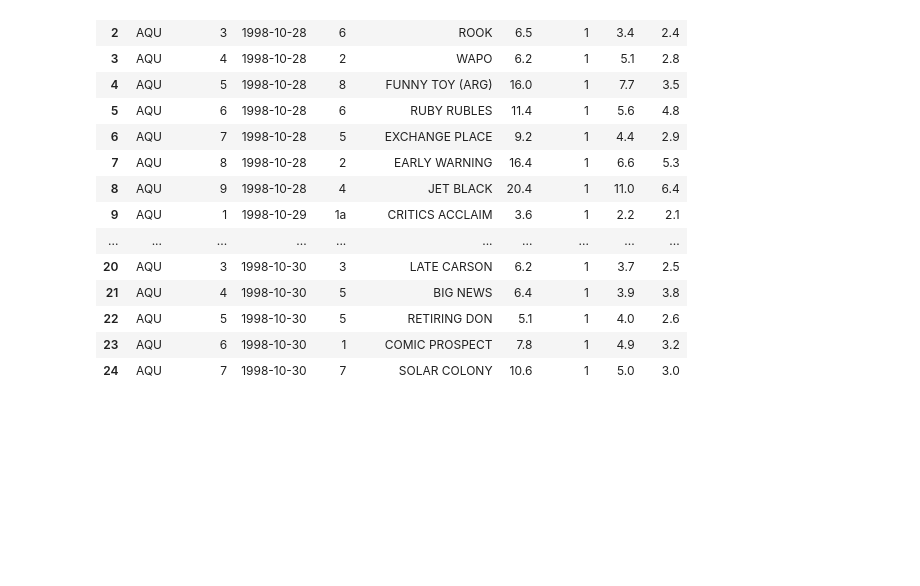
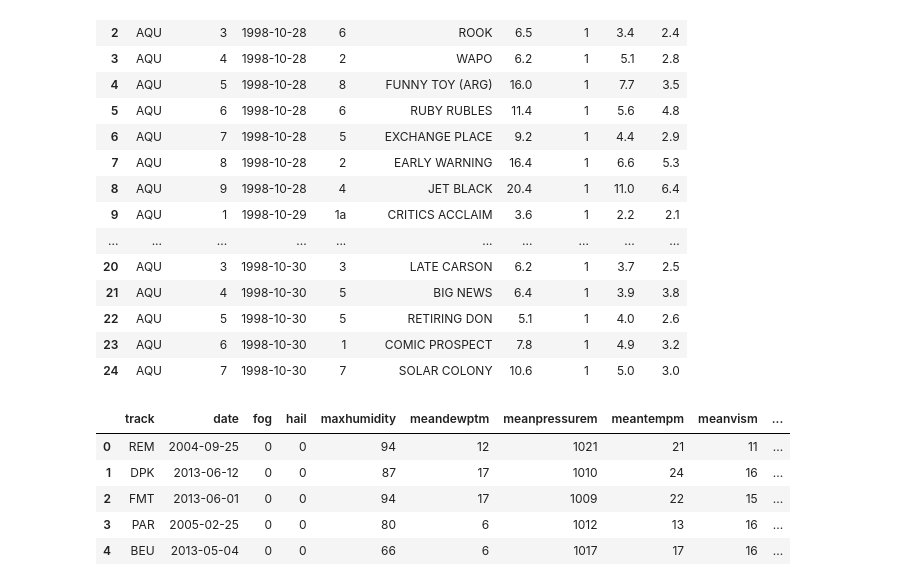
Before and after one commit to gebailey23/prettyponies, a Jupyter notebook: ProcessBook.ipynb, the cells around one changed output. Drawn from its saved outputs; the diff is of its cells as text; code cells hidden in the pictures; blank space fills up the shorter version.

```diff
--- a/ProcessBook.ipynb
+++ b/ProcessBook.ipynb
@@ -663,5 +663,16 @@ final_race_df.head(25)
 | 22 | AQU | 5 | 1998-10-30 | 5 | RETIRING DON | 5.1 | 1 | 4.0 | 2.6 |
 | 23 | AQU | 6 | 1998-10-30 | 1 | COMIC PROSPECT | 7.8 | 1 | 4.9 | 3.2 |
 | 24 | AQU | 7 | 1998-10-30 | 7 | SOLAR COLONY | 10.6 | 1 | 5.0 | 3.0 |
+# %%
+weather_df = pd.read_csv("tempdata/weather.csv", index_col=0);
+weather_df.date = pd.to_datetime(weather_df.date)
+weather_df.head()
+# %% [output]
+|  | track | date | fog | hail | maxhumidity | meandewptm | meanpressurem | meantempm | meanvism | ... |
+| 0 | REM | 2004-09-25 | 0 | 0 | 94 | 12 | 1021 | 21 | 11 | ... |
+| 1 | DPK | 2013-06-12 | 0 | 0 | 87 | 17 | 1010 | 24 | 16 | ... |
+| 2 | FMT | 2013-06-01 | 0 | 0 | 94 | 17 | 1009 | 22 | 15 | ... |
+| 3 | PAR | 2005-02-25 | 0 | 0 | 80 | 6 | 1012 | 13 | 16 | ... |
+| 4 | BEU | 2013-05-04 | 0 | 0 | 66 | 6 | 1017 | 17 | 16 | ... |
 # %%
 ## final_race_df.to_csv('tempdata/final_race_df.csv', index_label='name')
```
Also changed, not shown: parts of 8 cells of this notebook.
